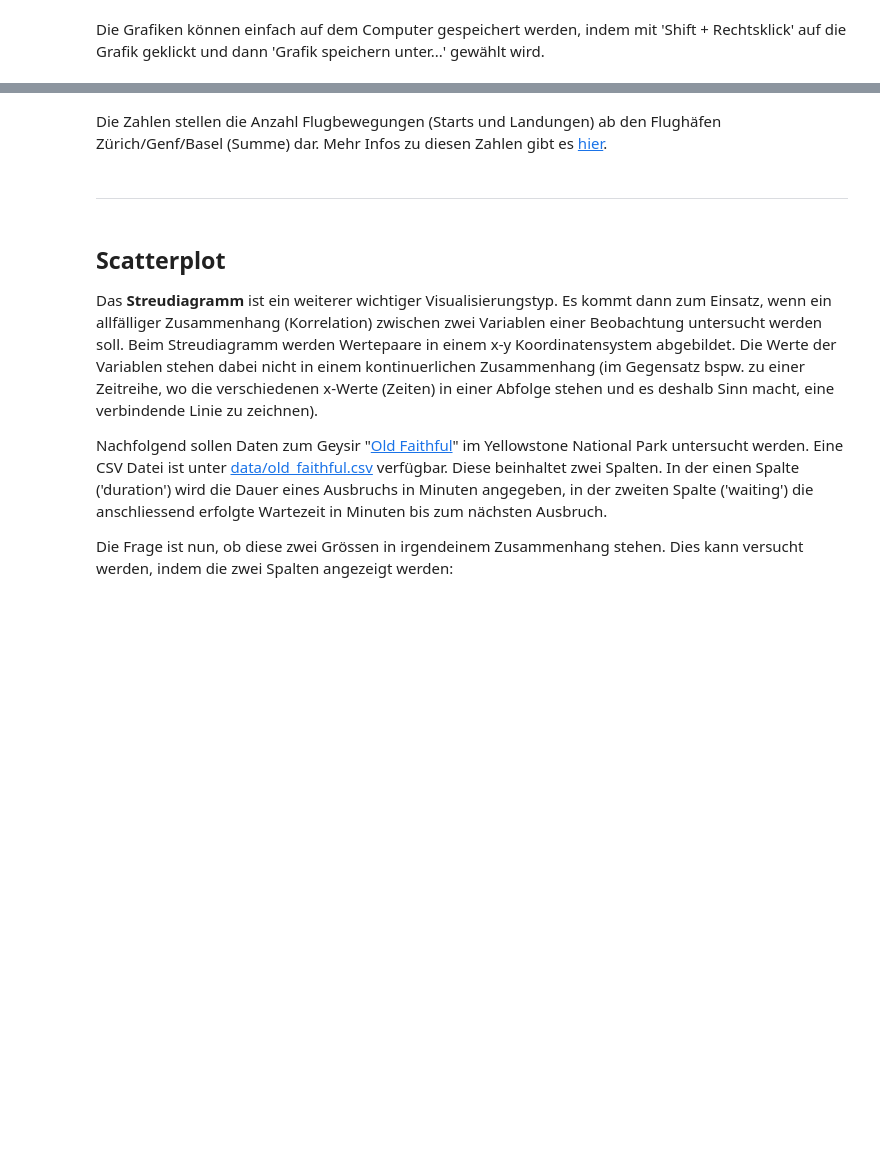
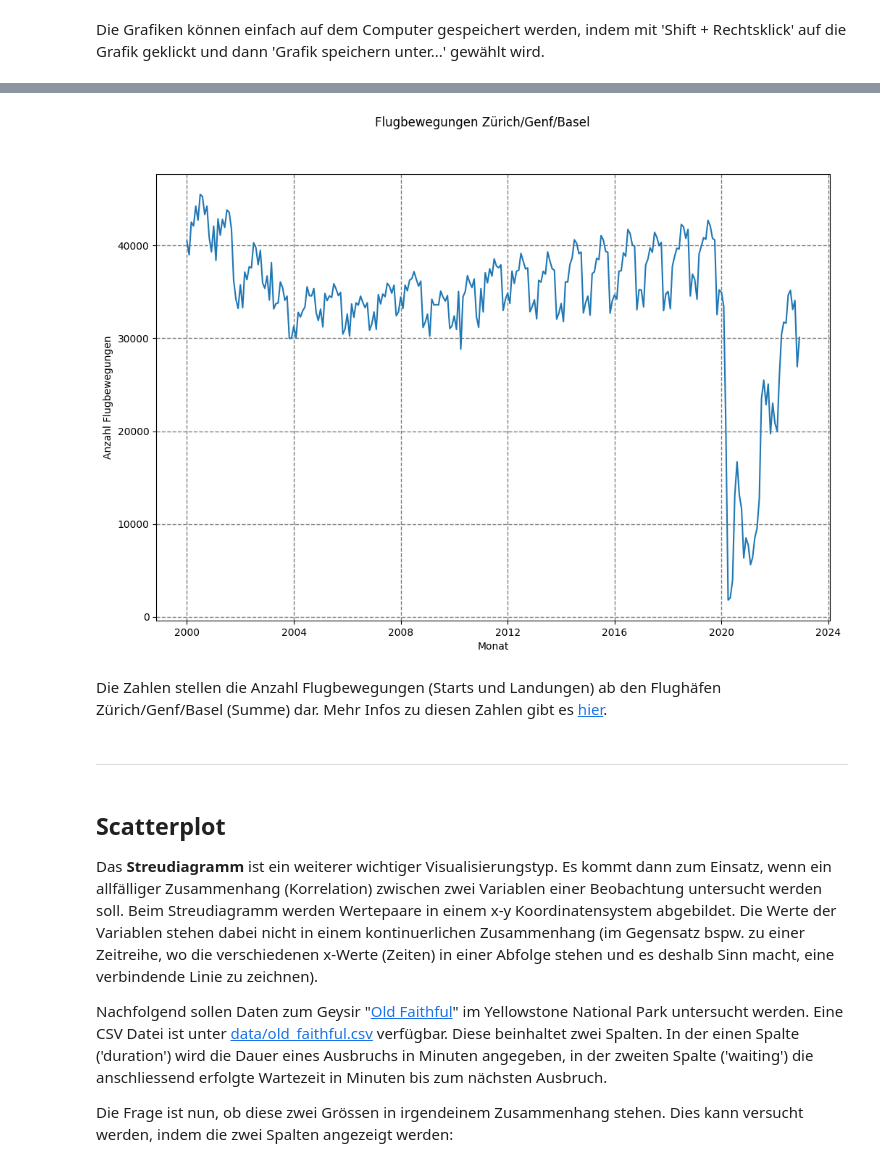
Before and after one commit to grundkurs-programmieren/hs23-exam, a Jupyter notebook: notebooks/12_01_23/Matplotlib_Widgets.ipynb, the cells around one changed output, grey strips where cells are left out. Saved outputs shown, nothing was run; the diff lists cells and outputs as text; code cells hidden in the pictures; blank space fills up the shorter version.

```diff
--- a/notebooks/12_01_23/Matplotlib_Widgets.ipynb
+++ b/notebooks/12_01_23/Matplotlib_Widgets.ipynb
@@ -161,7 +229,29 @@ Schau dir die Daten unter [data/linedata.csv](data/linedata.csv) an. Versuche Re
 </details>
 </div>
 # %%
-# YOUR CODE HERE
+### BEGIN SOLUTION
+
+import numpy as np
+import pandas as pd
+import matplotlib.pyplot as plt
+
+flights = pd.read_csv("data/linedata.csv", sep = ";")
+
+flights["Monat"] = pd.to_datetime(flights["Monat"])
+
+plt.rcParams['figure.figsize'] = [12, 8]
+
+plt.plot(flights["Monat"], flights["Anzahl"])
+
+plt.suptitle("Flugbewegungen Zürich/Genf/Basel")
+plt.xlabel("Monat")
+plt.ylabel("Anzahl Flugbewegungen")
+plt.grid(color = "grey", linestyle = "--", linewidth=1)
+plt.show()
+
+### END SOLUTION
+# %% [output]
+[figure, added]
 # %% [markdown]
 Die Zahlen stellen die Anzahl Flugbewegungen (Starts und Landungen) ab den Flughäfen Zürich/Genf/Basel (Summe) dar. Mehr Infos zu diesen Zahlen gibt es [hier](https://www.pxweb.bfs.admin.ch/pxweb/de/px-x-1107020000_101/-/px-x-1107020000_101.px/).
 # %% [markdown]
```
Also changed, not shown: parts of 23 cells of this notebook, 15 other files.
